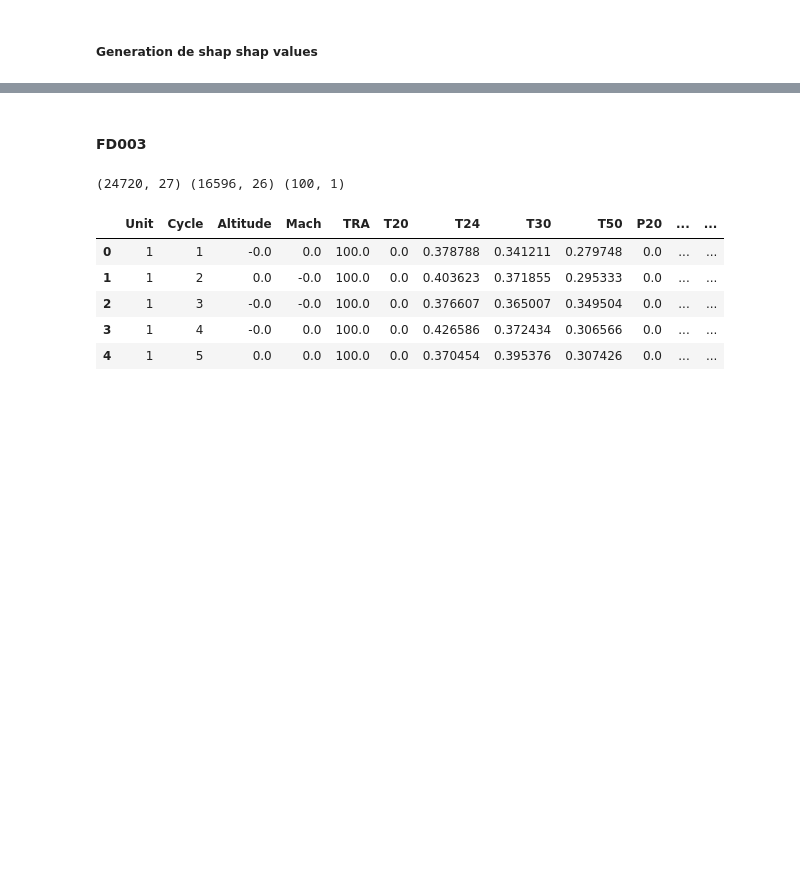
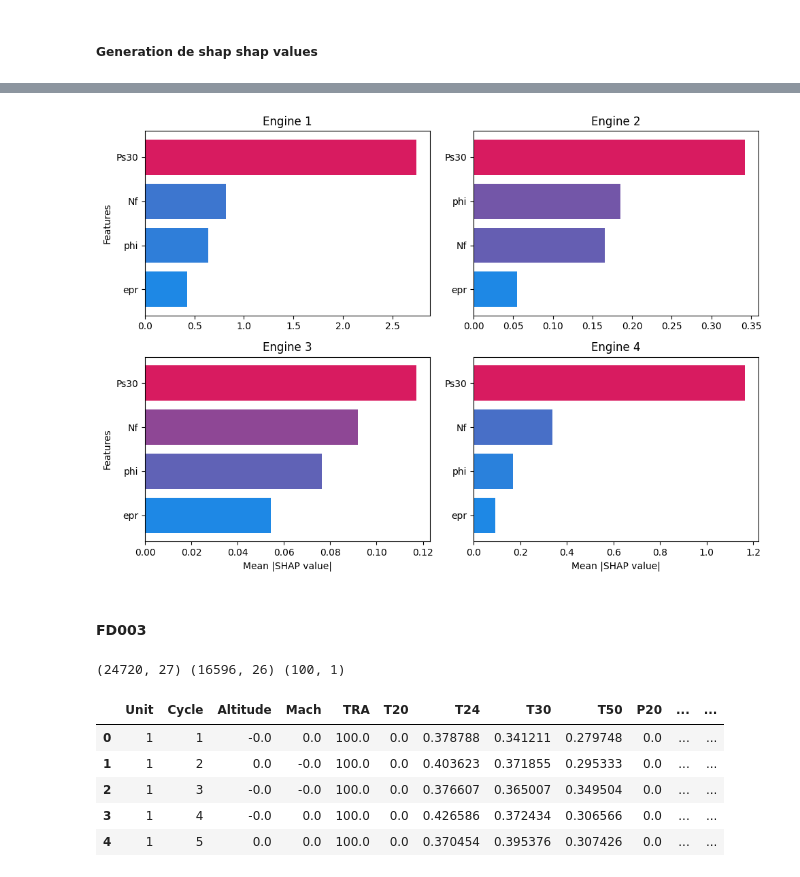
Before and after one commit to laminendao/asmbi, a Jupyter notebook: model_explantion.ipynb, the cells around one changed output, grey strips where cells are left out. Cells and saved outputs as stored; diff of their text form; code cells hidden in the pictures; blank space fills up the shorter version.

```diff
--- a/model_explantion.ipynb
+++ b/model_explantion.ipynb
@@ -611,3 +718,58 @@ array([11616.18433772,  3208.02315141,  2769.68843916,  1963.14923026])
+# %%
+# Dégradé bleu → rouge (faible → fort)
+custom_cmap = LinearSegmentedColormap.from_list("shap_cmap", ['#1E88E5', '#D81B60'])
+
+lis_df_shap = []
+for i, shap_values_2D in enumerate(list_of_shapes):
+    shap_values_squeeze = shap_values_2D
+    mean_shap = np.abs(shap_values_squeeze).mean(axis=0)
+
+    column_names = remaining_sensors
+
+    shap_df = pd.DataFrame({
+        "Variable": column_names,
+        "SHAP Value": mean_shap
+    })
+
+    # Tri décroissant
+    shap_df = shap_df.sort_values("SHAP Value", ascending=False).reset_index(drop=True)
+
+    # Normalisation des valeurs entre 0 et 1 pour le dégradé
+    norm = plt.Normalize(shap_df["SHAP Value"].min(), shap_df["SHAP Value"].max())
+    shap_df["Couleur"] = [custom_cmap(norm(val)) for val in shap_df["SHAP Value"]]
+
+    lis_df_shap.append(shap_df)
+
+# Affichage
+plt.figure(figsize=(10, 7))
+for kk, shap_df in enumerate(lis_df_shap):
+    plt.subplot(2, 2, kk + 1)
+
+    for i, row in enumerate(shap_df.itertuples()):
+        plt.barh(
+            y=i,
+            width=row._2,  # SHAP Value
+            color=row.Couleur,
+            #  height=0.6,
+            # edgecolor='black'
+        )
+
+    # Axe Y
+    plt.yticks(ticks=range(len(shap_df)), labels=shap_df["Variable"])
+    plt.gca().invert_yaxis()
+
+    if kk > 1:
+        plt.xlabel("Mean |SHAP value|")
+    if (kk + 1) % 2 != 0:
+        plt.ylabel("Features")
+
+    plt.title(f"Engine {kk + 1}")
+
+plt.tight_layout()
+plt.savefig("images/fd002_shape_abs.png")
+plt.show()
+# %% [output]
+[figure, added]
 # %% [markdown]
 #### FD003
 # %%
```
Also changed, not shown: parts of 33 cells of this notebook, 18 other files.
